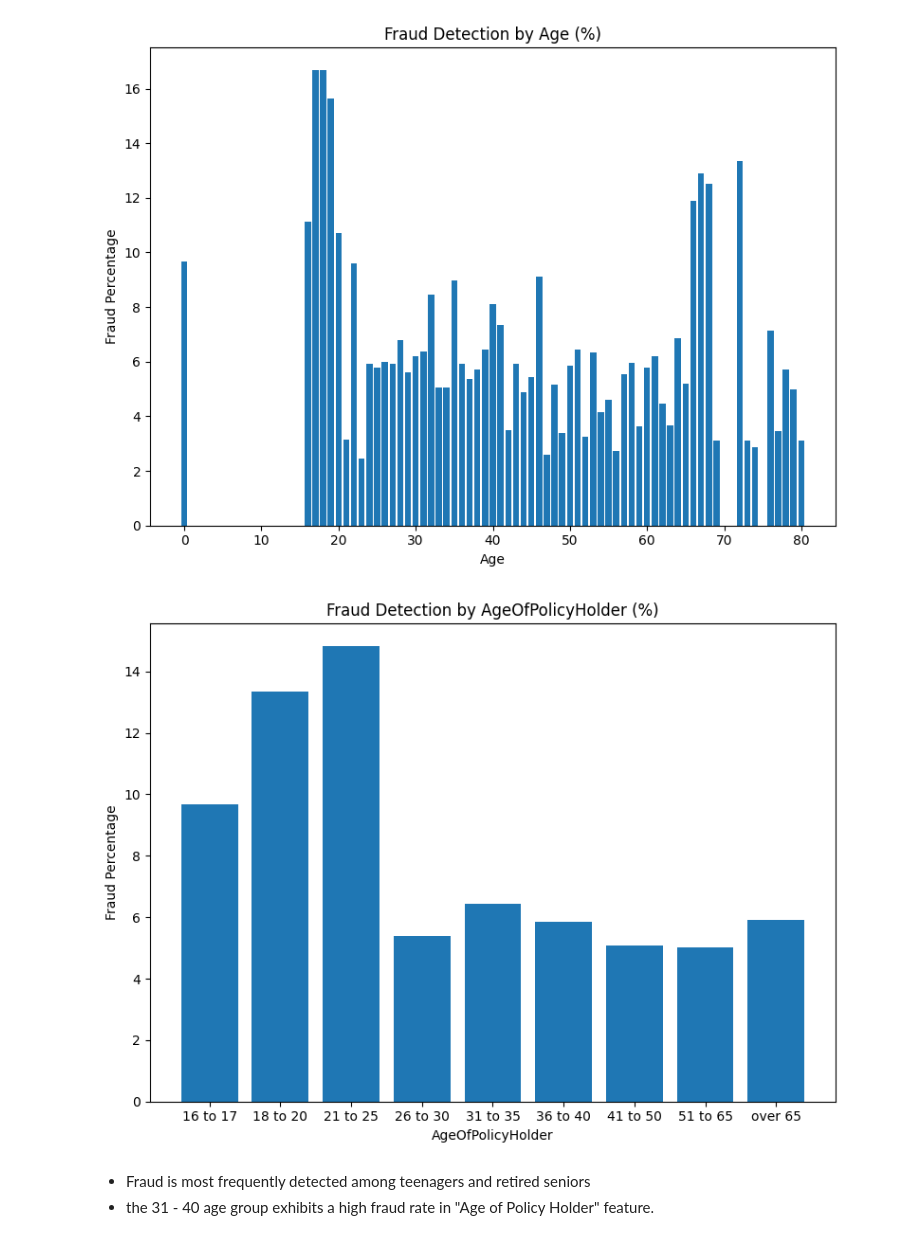
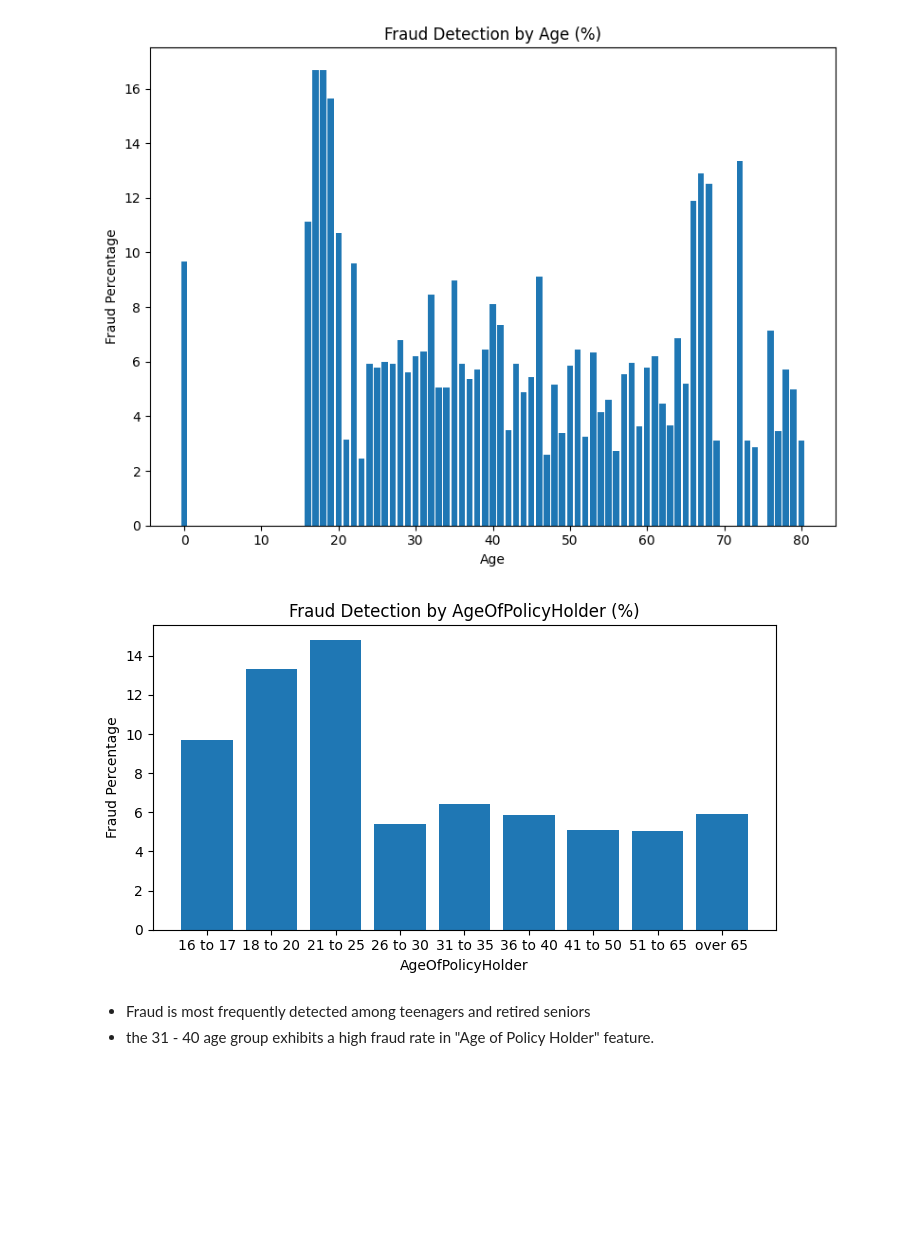
Before and after one commit to CaoDien2003/nguyencaodien2102048, a Jupyter notebook: HOMEWORK/HW1/vehicle_insurance_claim_fraud_detection.ipynb, the cells around one changed output. Saved outputs shown, nothing was run; the diff lists cells and outputs as text; code cells hidden in the pictures; blank space fills up the shorter version.

```diff
--- a/HOMEWORK/HW1/vehicle_insurance_claim_fraud_detection.ipynb
+++ b/HOMEWORK/HW1/vehicle_insurance_claim_fraud_detection.ipynb
@@ -209,9 +274,9 @@ fraud_by_feature('Age', df)
 # %% [output]
 [figure]
 # %%
-fraud_by_feature('AgeOfPolicyHolder', df, figsize=(8,6))
+fraud_by_feature('AgeOfPolicyHolder', df, figsize=(7,4))
 # %% [output]
-[figure, old version]
+[figure, new version]
 # %% [markdown]
 - Fraud is most frequently detected among teenagers and retired seniors
 - the 31 - 40 age group exhibits a high fraud rate in "Age of Policy Holder" feature.
```
Also changed, not shown: parts of 49 cells of this notebook.
